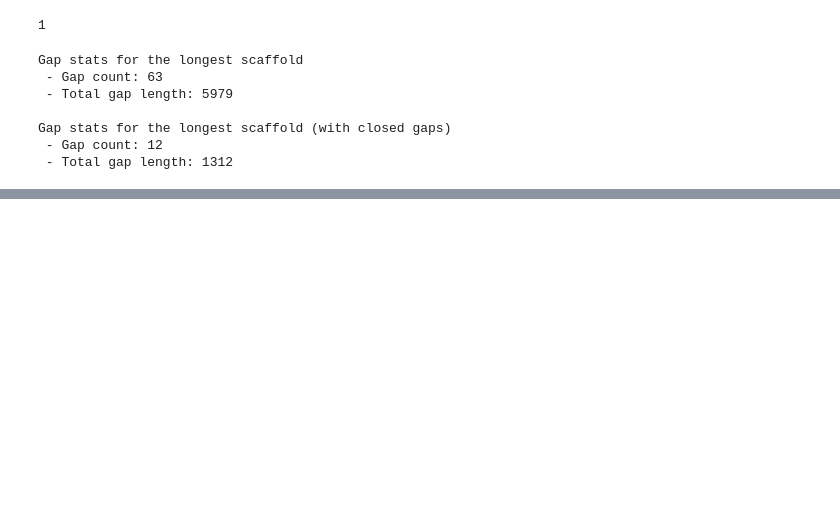
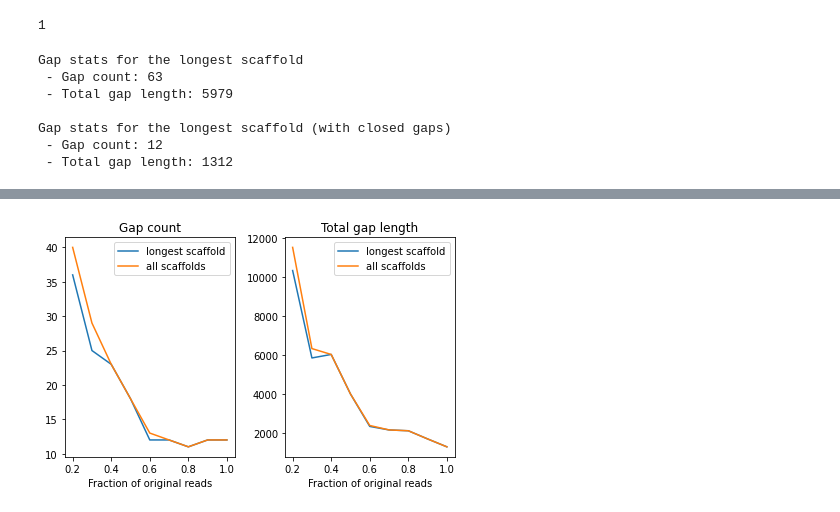
Before and after one commit to jottishail/hse21_hw1, a Jupyter notebook: src/hw1.ipynb, the cells around one changed output, grey strips where cells are left out. Saved outputs shown, nothing was run; the diff lists cells and outputs as text; code cells hidden in the pictures; blank space fills up the shorter version.

```diff
--- a/src/hw1.ipynb
+++ b/src/hw1.ipynb
@@ -64,0 +97,16 @@ Gap stats for the longest scaffold (with closed gaps)
+# %%
+fig, (ax1, ax2) = plt.subplots(1, 2)
+ax1.plot(fracs, gap_count, label='longest scaffold')
+ax1.plot(fracs, total_gap_count, label='all scaffolds')
+ax1.legend()
+ax1.set_title('Gap count')
+ax1.set_xlabel('Fraction of original reads')
+ax2.plot(fracs, gap_len, label='longest scaffold')
+ax2.plot(fracs, total_gap_len, label='all scaffolds')
+ax2.legend()
+ax2.set_title('Total gap length')
+ax2.set_xlabel('Fraction of original reads')
+
+plt.tight_layout()
+# %% [output]
+[figure, added]
```
Also changed, not shown: parts of 6 cells of this notebook, 12 other files.
